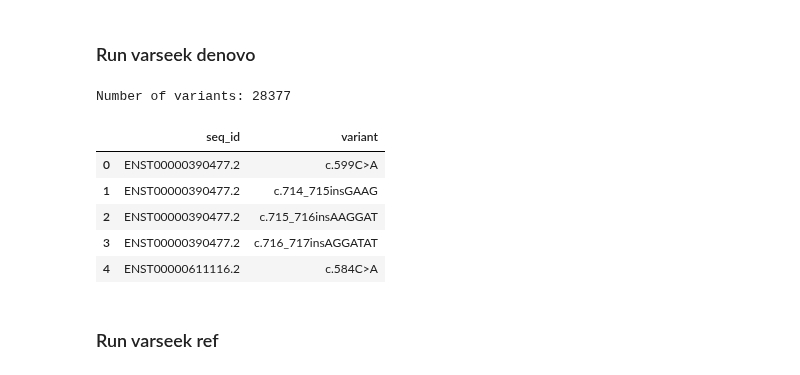
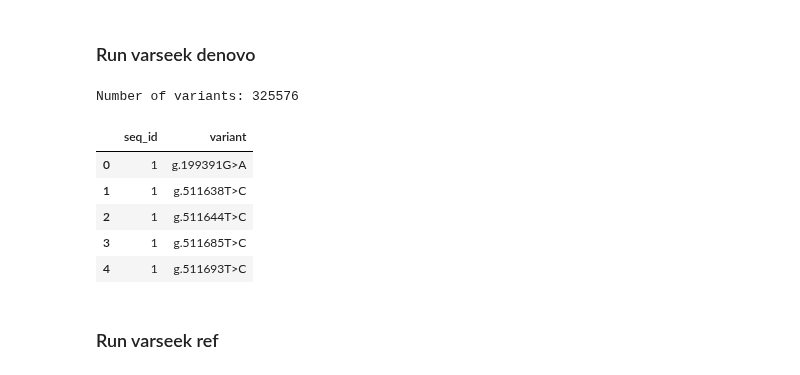
Before and after one commit to pachterlab/varseek-examples, a Jupyter notebook: vk_denovo.ipynb, the cells around one changed output. Cells and saved outputs as stored; diff of their text form; code cells hidden in the pictures.

```diff
--- a/vk_denovo.ipynb
+++ b/vk_denovo.ipynb
@@ -26,15 +29,16 @@ import varseek as vk
 fastqs_dir = os.path.join("data", "pbmc_1k_v3_fastqs")
 technology = "10xv3"
 reference_dir = os.path.join("data", "reference")
-sequences = os.path.join(reference_dir, "Homo_sapiens.GRCh38.cdna.all.fa")
+sequences = os.path.join(reference_dir, "Homo_sapiens.GRCh38.dna.primary_assembly.fa")
+gtf = os.path.join(reference_dir, "Homo_sapiens.GRCh38.114.gtf")
 
 # vk denovo out
 variants_dir = os.path.join("data", "pbmc_1k_v3_variants")
 variants_vcf = os.path.join(variants_dir, "variants.vcf.gz")
 variants = os.path.join(variants_dir, "variants.tsv")
 denovo_bam_dir = os.path.join(variants_dir, "bams")
-denovo_bowtie2_index_prefix = os.path.join(reference_dir, "Homo_sapiens.GRCh38.cdna.all")
-denovo_bowtie2_alignment_dir = os.path.join(variants_dir, "bowtie2_alignments")
+star_genome_index_dir = os.path.join(reference_dir, "star_index")
+denovo_star_alignment_dir = os.path.join(variants_dir, "star_alignments")
 
 # vk ref out
 vk_ref_out_dir = os.path.join("data", "varseek_ref_out_pbmc_1k_v3")
@@ -43,12 +47,14 @@ vcrs_t2g = os.path.join(vk_ref_out_dir, "vcrs_t2g_denovo.txt")
 
 # vk count out
 vk_count_out_dir = os.path.join("data", "varseek_count_out_pbmc_1k_v3")
+vk_count_variants_vcf = os.path.join(vk_count_out_dir, "varseek_variants.vcf")
 
 # general parameters
 w = 37
 k = 41
 min_counts_denovo = 3
 threads = 16
+use_unfiltered_varseek = True
 # %% [markdown]
 ### Download the PBMC fastq dataset
 # %%
@@ -67,40 +77,42 @@ if not os.path.exists(sequences):
 # %% [markdown]
 ### Run varseek denovo
 # %%
+fastq_r2_files = sorted(
+    os.path.join(root, file)
+    for root, _, files in os.walk(fastqs_dir)
+    for file in files
+    if file.endswith((".fastq.gz", ".fq.gz", ".fastq", ".fq")) and "_R2_" in file
+)
+
 if not os.path.exists(variants):
-    fastq_r2_files = sorted(
-        os.path.join(root, file)
-        for root, _, files in os.walk(fastqs_dir)
-        for file in files
-        if file.endswith((".fastq.gz", ".fq.gz", ".fastq", ".fq")) and "_R2_" in file
-    )
-
     vk.denovo(
         inputs=fastq_r2_files,
         fasta_ref=sequences,
-        aligner="bowtie2",
-        bowtie2_genome_index_prefix=denovo_bowtie2_index_prefix,
-        bowtie2_alignment_dir=denovo_bowtie2_alignment_dir,
+        gtf=gtf,
+        aligner="STAR",
+        star_genome_index_dir=star_genome_index_dir,
+        star_alignment_prefix=f"{denovo_star_alignment_dir}/star_",
         out_bam_dir=denovo_bam_dir,
         output=variants_vcf,
         output_tsv=variants,
-        tsv_reference_type="cdna",
         min_counts=min_counts_denovo,
         threads=threads,
+        read_length=91,
         verbose=1,
     )
+
 
 variants_df = pd.read_csv(variants, sep="\t")
 print(f"Number of variants: {len(variants_df)}")
 variants_df.head()
 # %% [output]
-Number of variants: 28377
+Number of variants: 325576
 |  | seq_id | variant |
-| 0 | ENST00000390477.2 | c.599C>A |
-| 1 | ENST00000390477.2 | c.714_715insGAAG |
-| 2 | ENST00000390477.2 | c.715_716insAAGGAT |
-| 3 | ENST00000390477.2 | c.716_717insAGGATAT |
-| 4 | ENST00000611116.2 | c.584C>A |
+| 0 | 1 | g.199391G>A |
+| 1 | 1 | g.511638T>C |
+| 2 | 1 | g.511644T>C |
+| 3 | 1 | g.511685T>C |
+| 4 | 1 | g.511693T>C |
 # %% [markdown]
 ### Run varseek ref
 # %%
```
Also changed, not shown: parts of 17 cells of this notebook, 2 other files.
